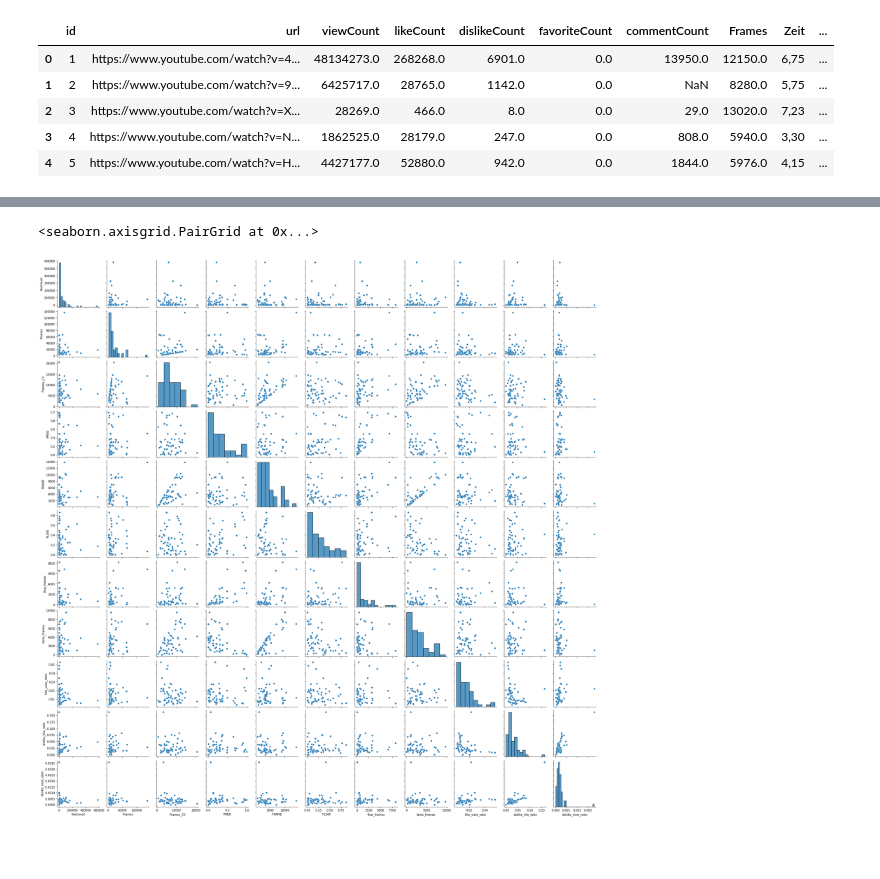
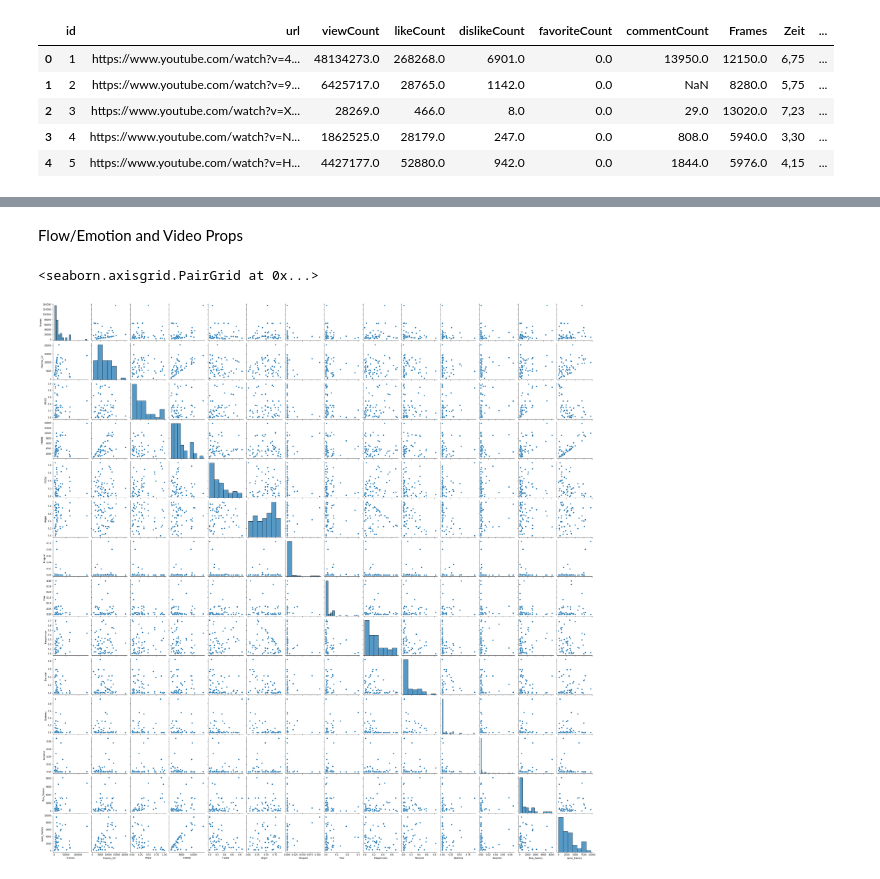
Before and after one commit to LHumpe/COINs-CNN-FLOW, a Jupyter notebook: notebooks/YouTube_analysis.ipynb, the cells around one changed output, grey strips where cells are left out. Drawn from its saved outputs; the diff is of its cells as text; code cells hidden in the pictures; blank space fills up the shorter version.

```diff
--- a/notebooks/YouTube_analysis.ipynb
+++ b/notebooks/YouTube_analysis.ipynb
@@ -52,0 +55,7 @@ sum(flow_predictions['ACC'])/len(flow_predictions)
+# %%
+emo_pred = pd.read_csv('../data/yt_analysis/FER_results.csv')
+emo_pred['VID'] = emo_pred.FILE.apply(lambda x: int(x.split('_')[0].split('/')[-1]))
+emo_pred['FRAME'] = emo_pred.FILE.apply(lambda x: x.split('_')[-4])
+emo_pred['FLOW'] = emo_pred.FILE.apply(lambda x: int(x.split('_')[-2]))
+emo_pred.drop(columns=['FILE','FLOW'], inplace=True)
+emo_pred.head(5)
@@ -52,0 +69,3 @@ sum(flow_predictions['ACC'])/len(flow_predictions)
+# %%
+full_pred = flow_predictions.merge(emo_pred, on=['VID','FRAME'])
+full_pred.head(5)
@@ -52,0 +84,4 @@ sum(flow_predictions['ACC'])/len(flow_predictions)
+# %%
+dummies = pd.get_dummies(full_pred['EMO'], drop_first=False)
+final_pred = pd.concat([full_pred, dummies], axis=1)
+final_pred.head(5)
@@ -63,9 +105,17 @@ video_stats.head(5)
 | 3 | 4 | https://www.youtube.com/watch?v=N... | 1862525.0 | 28179.0 | 247.0 | 0.0 | 808.0 | 5940.0 | 3,30 | ... |
 | 4 | 5 | https://www.youtube.com/watch?v=H... | 4427177.0 | 52880.0 | 942.0 | 0.0 | 1844.0 | 5976.0 | 4,15 | ... |
 # %%
-grouped_pred = flow_predictions.groupby('VID').agg({'PRED': 'mean',
+grouped_pred = final_pred.groupby('VID').agg({'PRED': 'mean',
                                                     'FRAME': 'count',
-                                                    'FLOW': 'mean'}).reset_index()
+                                                    'FLOW': 'mean',
+                                                    'Anger'	      : 'mean',
+                                                    'Disgust'	  : 'mean',
+                                                    'Fear'	      : 'mean',
+                                                    'Happinness': 'mean',
+                                                    'Neutral'	  : 'mean',
+                                                    'Sadness'	  : 'mean',
+                                                    'Surprise'    : 'mean'
+                                                    }).reset_index()
 # %%
 videos = video_stats.merge(grouped_pred, how='inner', left_on='id', right_on='VID')
 videos.head(5)
@@ -86,5 +151,7 @@ videos['dislike_view_ratio'] = videos['dislikeCount'] / videos['viewCount']
+# %% [markdown]
+Flow/Emotion and Video Props
 # %%
-sns.pairplot(videos.drop(columns=['viewCount', 'dislikeCount', 'commentCount']))
+sns.pairplot(videos.drop(columns=['viewCount', 'likeCount', 'dislikeCount', 'commentCount', 'like_view_ratio', 'dislike_like_ratio', 'dislike_view_ratio']))
 # %% [output]
 <seaborn.axisgrid.PairGrid at 0x...>
-[figure, old version]
+[figure, new version]
```
Also changed, not shown: parts of 12 cells of this notebook, 14 other files.
